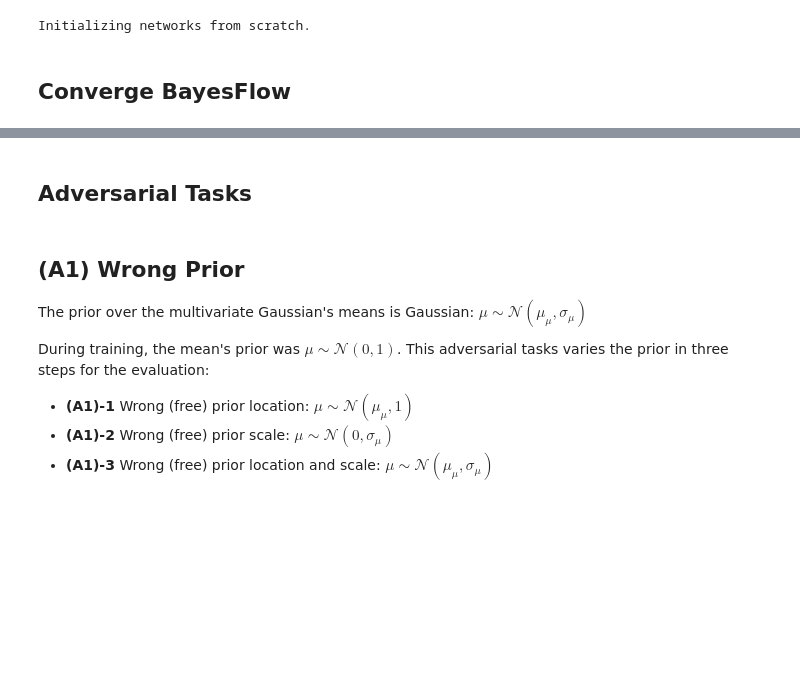
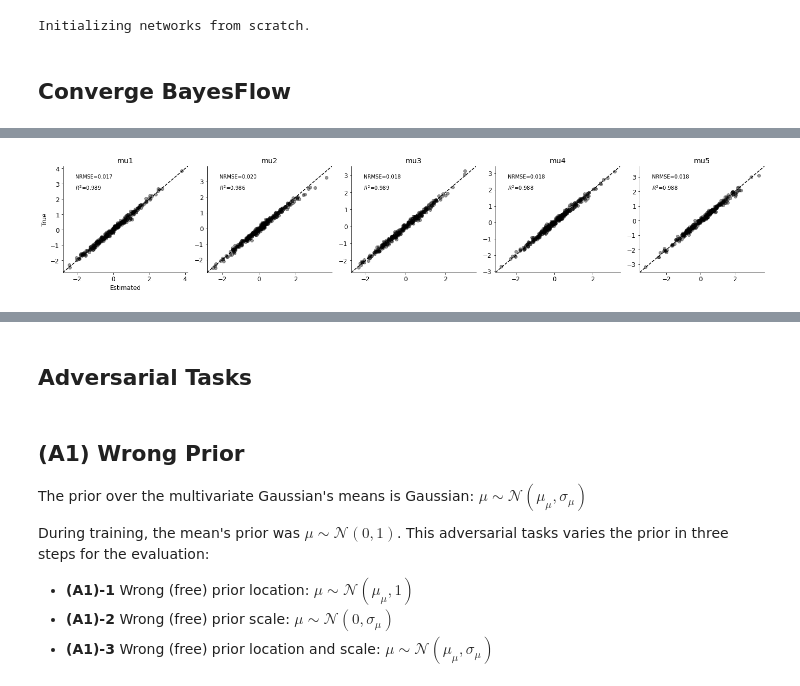
Before and after one commit to marvinschmitt/AdversarialBF, a Jupyter notebook: adversarial_bayesflow.ipynb, the cells around one changed output, grey strips where cells are left out. Drawn from its saved outputs; the diff is of its cells as text; code cells hidden in the pictures; blank space fills up the shorter version.

```diff
--- a/adversarial_bayesflow.ipynb
+++ b/adversarial_bayesflow.ipynb
@@ -156,7 +158,7 @@ class BottleneckSummaryNet(tf.keras.Model):
 
 
 summary_net = BottleneckSummaryNet(inv_meta=summary_meta,
-                                   n_out=D*2,  # one mean and variance per dim
+                                   n_out=D,
                                    activation_out=None  # linear
                                   )
 
@@ -185,8 +187,8 @@ amortizer = SingleModelAmortizer(inference_net, summary_net)
 trainer = ParameterEstimationTrainer(amortizer,
                       generative_model,
                       loss=mmd_kl_loss,
-                      learning_rate=0.0001,
-                      checkpoint_path='export_ckpt/stefan/means_5D',
+                      learning_rate=0.0007,
+                      checkpoint_path='export_ckpt/mmd/means_5D',
                       max_to_keep = 2
                      )
 # %% [output]
@@ -194,5 +196,5 @@ Initializing networks from scratch.
 # %% [markdown]
 ## Converge BayesFlow
 # %%
-losses = trainer.train_rounds(epochs=2, rounds=2, sim_per_round=20000, batch_size=1024, n_obs=100)
+losses = trainer.train_rounds(epochs=10, rounds=5, sim_per_round=10000, batch_size=128, n_obs=100)
 # %% [output]
@@ -204,9 +215,11 @@ Converting 40000 simulations to a TensorFlow data set...
 # %%
 # Validate (quick and dirty)
-p, x = trainer._forward_inference(200, 100)
+p, x = trainer._forward_inference(300, 100)
 param_samples = trainer.network.sample(x, n_samples=200)
 param_means = param_samples.mean(axis=0)
 true_vs_estimated(p, param_means, ['mu{}'.format(i) for i in range(1, 5+1)], figsize=(20,4))
+# %% [output]
+[figure, added]
 # %%
 s = np.array(trainer.network.summary_net(x))
 sns.pairplot(pd.DataFrame(s, columns=['s_{}'.format(i) for i in range(1, s.shape[1]+1)]), kind="kde")
```
Also changed, not shown: parts of 6 cells of this notebook, 6 other files.
